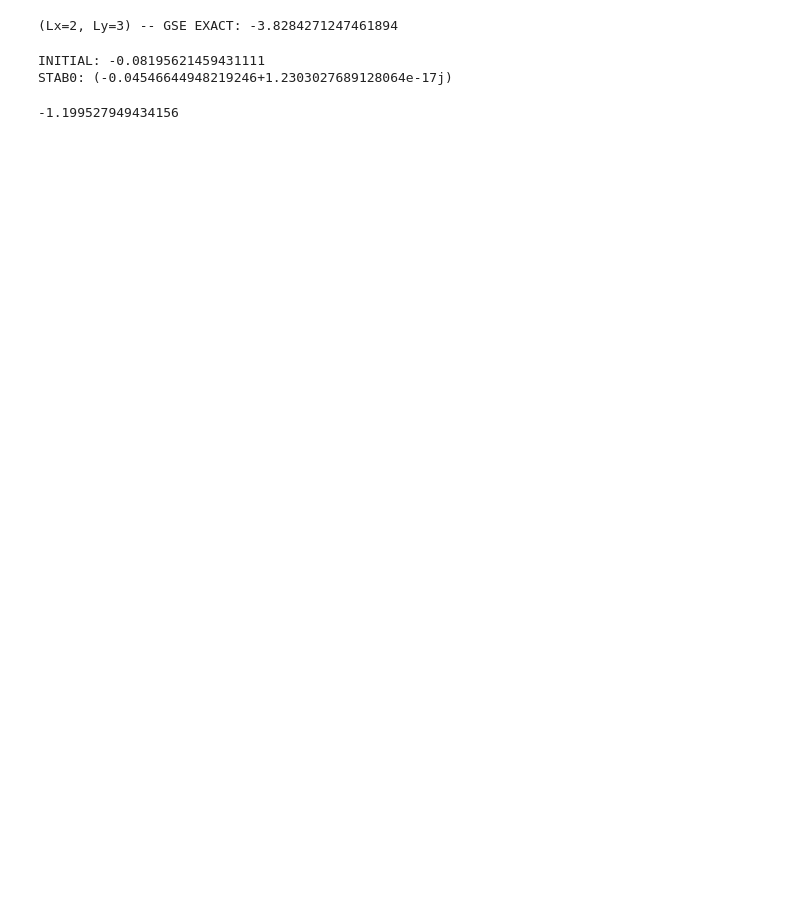
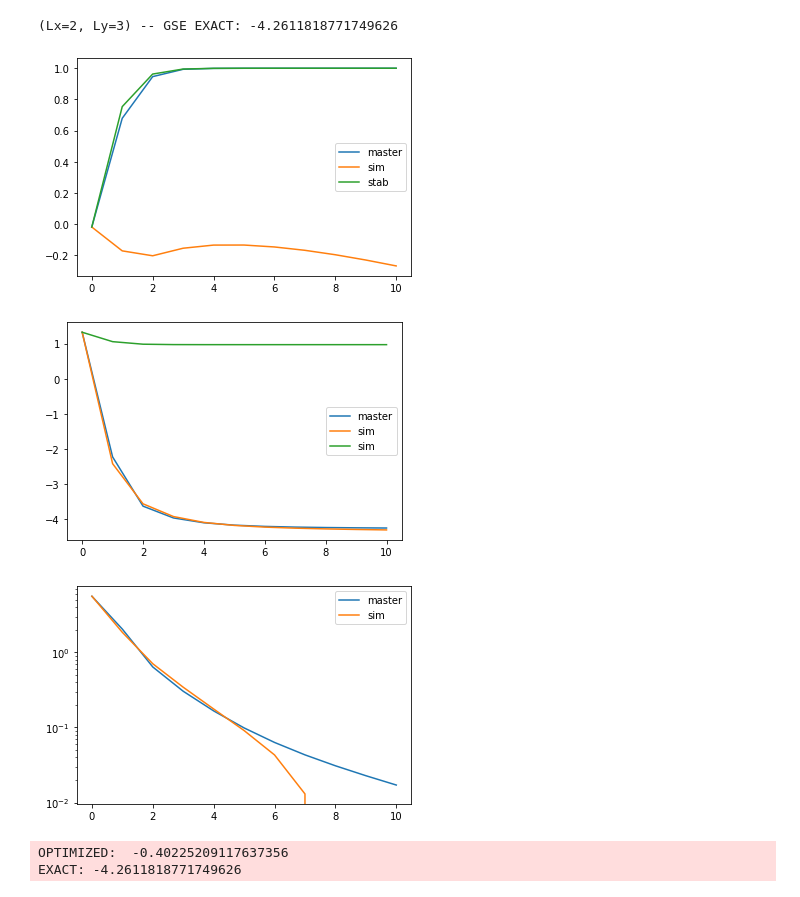
Before and after one commit to gabrielwoolls/fermion-encoding, a Jupyter notebook: nb_opt.ipynb, the cells around one changed output. Cells and saved outputs as stored; diff of their text form; code cells hidden in the pictures; blank space fills up the shorter version.

Commit message:
Testing local product state norm contraction

```diff
--- a/nb_opt.ipynb
+++ b/nb_opt.ipynb
@@ -48,14 +72,61 @@ def state_energy(
 # %%
-import exact_jwt
 reload(exact_jwt)
 
 analytical = exact_jwt.HubbardSpinless(LX, LY)
-analytical.build_spinless_ham()
+analytical.build_spinless_ham(t=T_PARAM, V=V_PARAM, mu=MU_PARAM)
 Hexact = analytical._Ham.copy()
 gex, gsx = qu.eigh(Hexact)
-gs_exact = gex[0]
-print(f'(Lx={LX}, Ly={LY}) -- GSE EXACT: {gs_exact}')
+gse_exact = gex[0]
+print(f'(Lx={LX}, Ly={LY}) -- GSE EXACT: {gse_exact}')
 # %% [output]
-(Lx=2, Ly=3) -- GSE EXACT: -3.8284271247461894
+(Lx=2, Ly=3) -- GSE EXACT: -4.2611818771749626
+# %%
+
+Hsim = beeky.SpinlessSimHam(Lx=LX, Ly=LY, t=T_PARAM, V=V_PARAM, mu=MU_PARAM) #qubit Hamiltonian
+
+Hstab = beeky.HamStab(Lx=LX, Ly=LY) #stabilizer terms
+
+Hmaster = beeky.MasterHam(Hsim, Hstab) #combine HSim + Hstab
+
+net1 = beeky.QubitEncodeVector.rand(Lx=LX, Ly=LY, bond_dim=2)
+net2 = net1.copy()
+net3 = net1.copy()
+
+comp_fns = {'stab' : functools.partial(beeky.compute_encnet_ham_expec, ham = Hstab),
+'norm':beeky.compute_encnet_normsquared,
+'sim': functools.partial(beeky.compute_encnet_ham_expec, ham=Hsim) }
+
+#master evolve
+tebd1 = beeky.iTimeTEBD(net1, ham=Hmaster, compute_every=50, compute_extra_fns=comp_fns)
+
+#sim evolve
+tebd2 = beeky.iTimeTEBD(net2, ham=Hsim, compute_every=50, compute_extra_fns=comp_fns)
+
+tebd3 = beeky.iTimeTEBD(net3, ham=Hstab, compute_every=50, compute_extra_fns=comp_fns)
+# %%
+# tebd1.evolve(500)
+# tebd2.evolve(500)
+# tebd3.evolve(500)
+
+plt.plot(-tebd1.get_final_data('Estab'), label='master')
+plt.plot(-tebd2.get_final_data('Estab'), label='sim')
+plt.plot(-tebd3.get_final_data('Estab'), label='stab')
+plt.legend()
+plt.show()
+
+plt.plot(tebd1.get_final_data('Esim'), label='master')
+plt.plot(tebd2.get_final_data('Esim'), label='sim')
+plt.plot(tebd3.get_final_data('Esim'), label='sim')
+plt.legend()
+plt.show()
+
+plt.semilogy((tebd1.get_final_data('Esim'))-gse_exact, label='master')
+plt.semilogy((tebd2.get_final_data('Esim'))-gse_exact, label='sim')
+plt.legend()
+plt.show()
+# %% [output]
+[figure, added]
+[figure, added]
+[figure, added]
 # %%
 reload(beeky)
@@ -90,8 +162,10 @@ optmzr = TNOptimizer(
 E0 = state_energy(psi0, horizontal_terms, vertical_terms)
 print(f'INITIAL: {E0}')
 
-expec_stab_0 = psi0.compute_ham_expec(Hstab)
-print(f'STAB0: {expec_stab_0}')
+tn_opt = optmzr.optimize(100)
+print("OPTIMIZED: ", state_energy(tn_opt, horizontal_terms, vertical_terms))
+
+print(f"EXACT: {gse_exact}")
 # %% [output]
-INITIAL: -0.08195621459431111
-STAB0: (-0.04546644948219246+1.2303027689128064e-17j)
+OPTIMIZED:  -0.40225209117637356
+EXACT: -4.2611818771749626
@@ -100,5 +171,0 @@ tn_opt = optmzr.optimize(70)
-# %%
-# tn_opt.compute_ham_expec(Hstab)
-state_energy(tn_opt, horizontal_terms, vertical_terms)
-# %% [output]
--1.199527949434156
```
Also changed, not shown: parts of 5 cells of this notebook, 5 other files.
